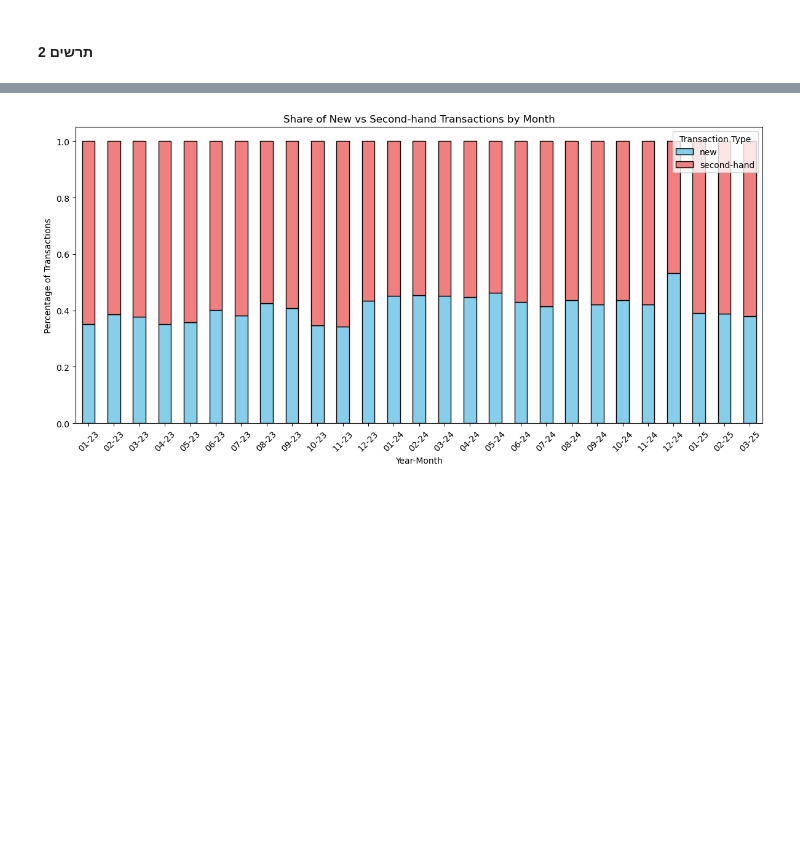
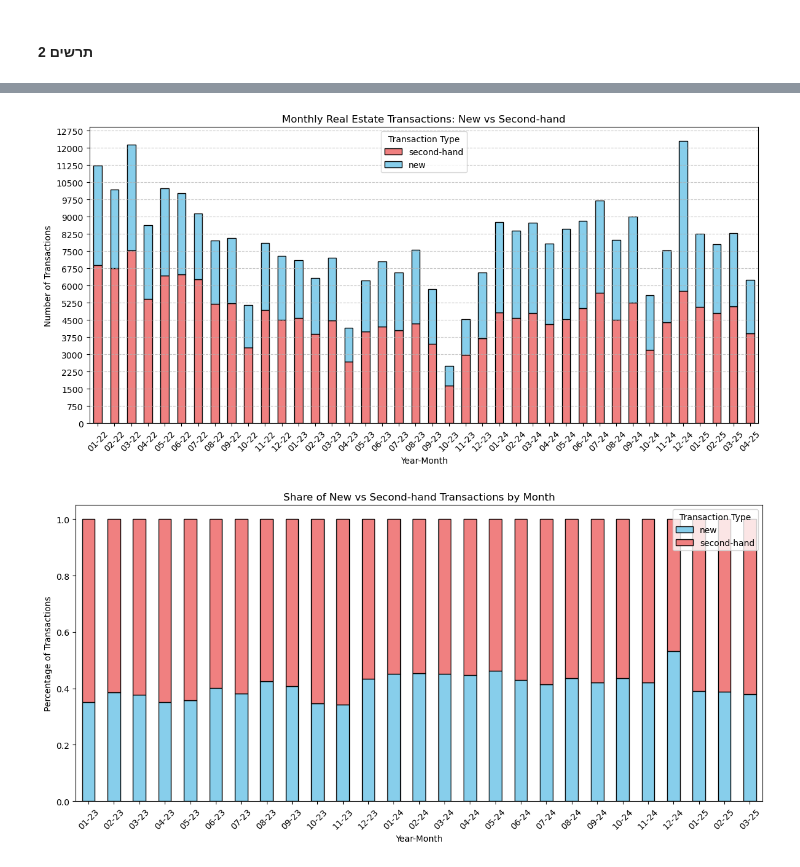
Before and after one commit to Saarp84/portfolio, a Jupyter notebook: Nadlan/nadlaning.ipynb, the cells around one changed output, grey strips where cells are left out. Saved outputs shown, nothing was run; the diff lists cells and outputs as text; code cells hidden in the pictures; blank space fills up the shorter version.

```diff
--- a/Nadlan/nadlaning.ipynb
+++ b/Nadlan/nadlaning.ipynb
@@ -523,3 +661,25 @@ plt.show()
+# %%
+# שינוי סדר העמודות
+pivot_df = pivot_df[['second-hand', 'new']]
+
+# ציור גרף
+ax = pivot_df.plot(kind='bar', stacked=True, figsize=(12, 6),
+                   color={'new': 'skyblue', 'second-hand': 'lightcoral'},
+                   edgecolor='black')
+
+# תוויות ציר X בפורמט MM-YY
+ax.set_xticklabels([d.strftime('%m-%y') for d in pivot_df.index], rotation=45)
+
+plt.title("Monthly Real Estate Transactions: New vs Second-hand")
+plt.xlabel("Year-Month")
+plt.ylabel("Number of Transactions")
+plt.legend(title="Transaction Type")
+plt.tight_layout()
+plt.yticks(np.arange(0, pivot_df.sum(axis=1).max() + 1000, 750))
+plt.grid(axis='y', linestyle='--', alpha=0.7)
+plt.show()
+# %% [output]
+[figure, added]
 # %%
 # # שלב 1: יצירת עמודת תאריך
 # df['date'] = pd.to_datetime(df['year_month'].astype(str), format='%Y-%m')
```
Also changed, not shown: parts of 9 cells of this notebook.
